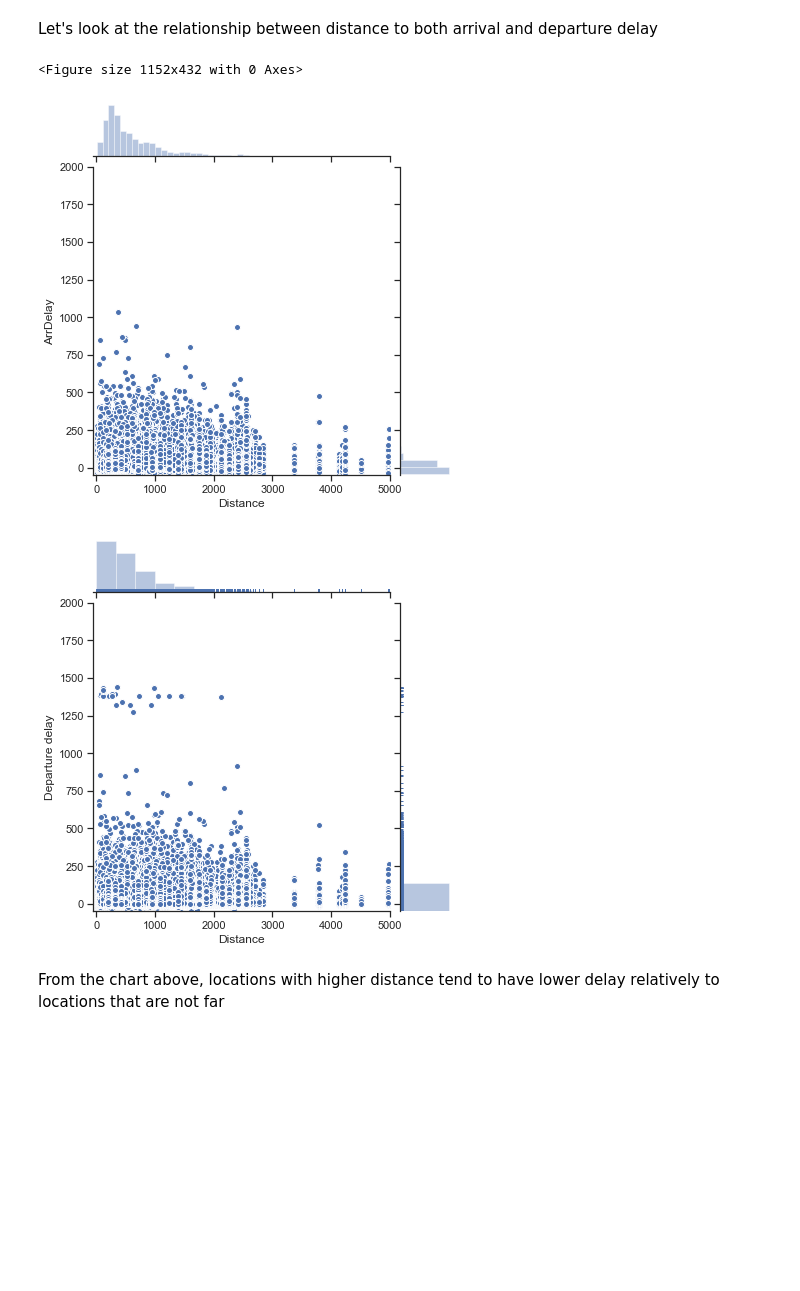
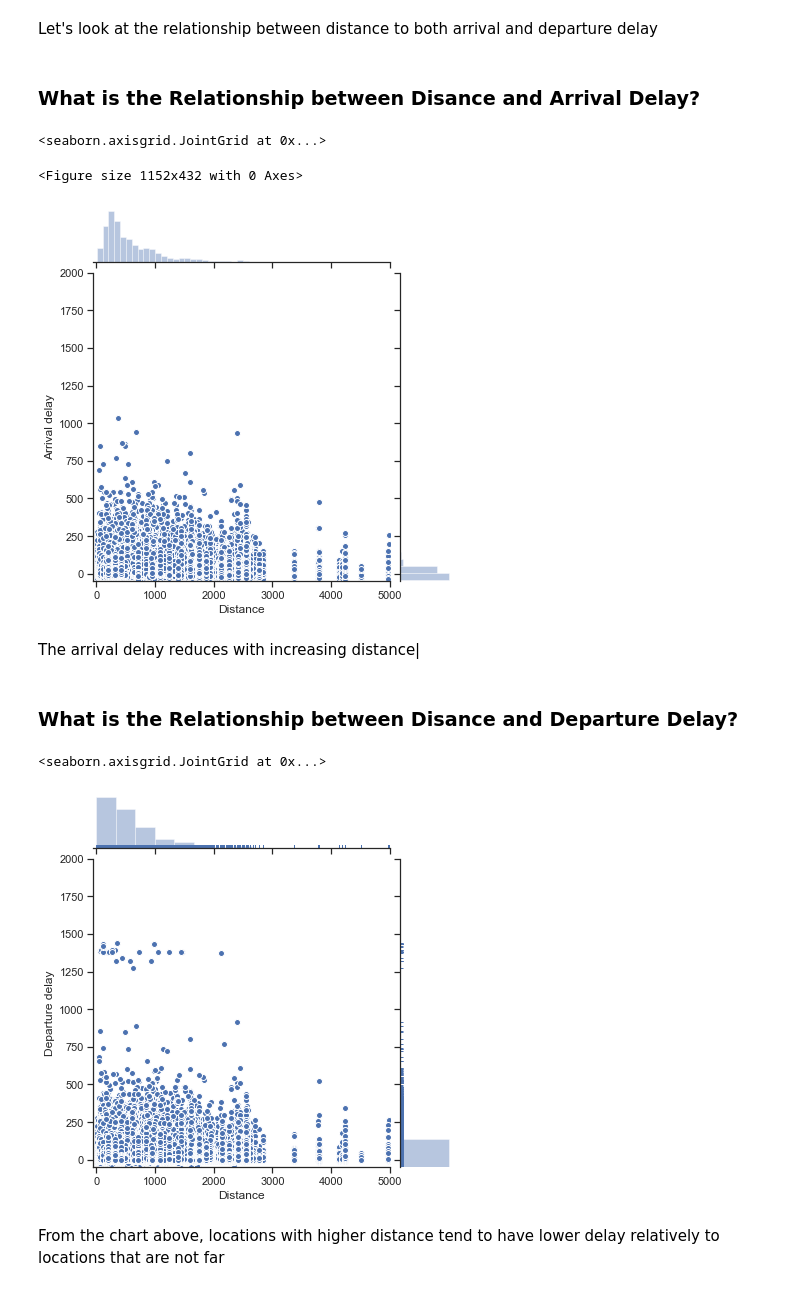
Before and after one commit to komputarist/datascience_nd, a Jupyter notebook: project 5/exploration_template.ipynb, the cells around one changed output. Cells and saved outputs as stored; diff of their text form; code cells hidden in the pictures; blank space fills up the shorter version.

```diff
--- a/project 5/exploration_template.ipynb
+++ b/project 5/exploration_template.ipynb
@@ -214,19 +220,28 @@ plt.show()
 [figure]
 # %% [markdown]
 Let's look at the relationship between distance to both arrival and departure delay
+# %% [markdown]
+### What is the Relationship between Disance and Arrival Delay?
 # %%
 plt.figure(figsize=[16,6])
-sns.jointplot(data=df, x="Distance", y="ArrDelay",
+jp1 = sns.jointplot(data=df, x="Distance", y="ArrDelay",
              annot_kws=dict(stat="r"), edgecolor="w", xlim=([-50,5000]), linewidth=1, ylim=([-50,2000]))
 sns.set(style="ticks", color_codes=True)
-
-jp = sns.jointplot(data=df, x="Distance", y="DepDelay", marginal_kws=dict(bins=15, rug=True),
-                  annot_kws=dict(stat="r"), edgecolor="w", xlim=([-50,5000]), linewidth=1, ylim=([-50,2000]))
-jp.set_axis_labels("Distance", "Departure delay")
-jp.ylim=([-50,100])
+jp1.set_axis_labels("Distance", "Arrival delay")
 # %% [output]
-<Figure size 1152x432 with 0 Axes>
+<seaborn.axisgrid.JointGrid at 0x...>
+<Figure size 1152x432 with 0 Axes>
-[figure, old version]
+[figure, new version]
-[figure, removed]
+# %% [markdown]
+The arrival delay reduces with increasing distance|
+# %% [markdown]
+### What is the Relationship between Disance and Departure Delay?
+# %%
+jp2 = sns.jointplot(data=df, x="Distance", y="DepDelay", marginal_kws=dict(bins=15, rug=True),
+                  annot_kws=dict(stat="r"), edgecolor="w", xlim=([-50,5000]), linewidth=1, ylim=([-50,2000]))
+jp2.set_axis_labels("Distance", "Departure delay")
+# %% [output]
+<seaborn.axisgrid.JointGrid at 0x...>
+[figure, added]
 # %% [markdown]
 From the chart above, locations with higher distance tend to have lower delay relatively to locations that are not far
```
Also changed, not shown: parts of 12 cells of this notebook, 2 other files.
